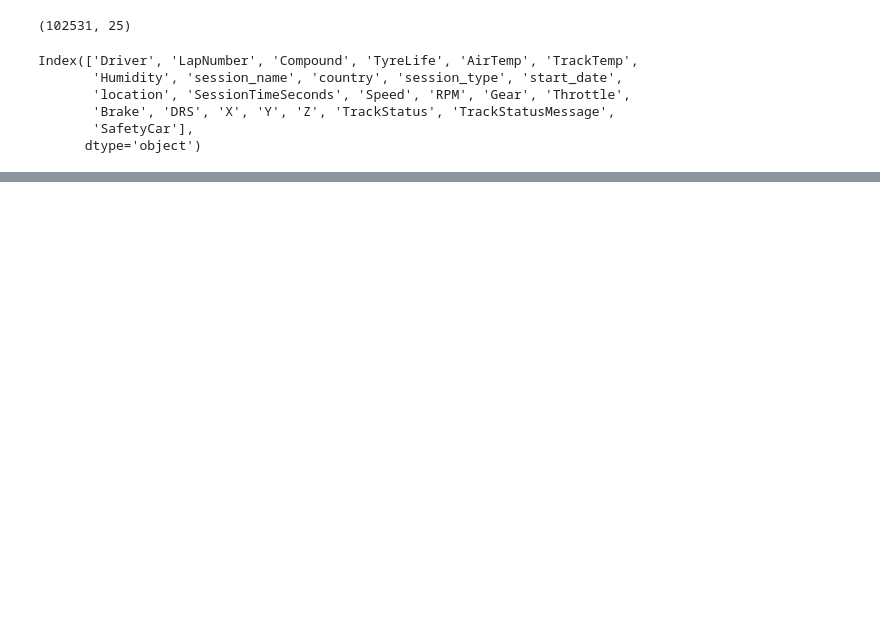
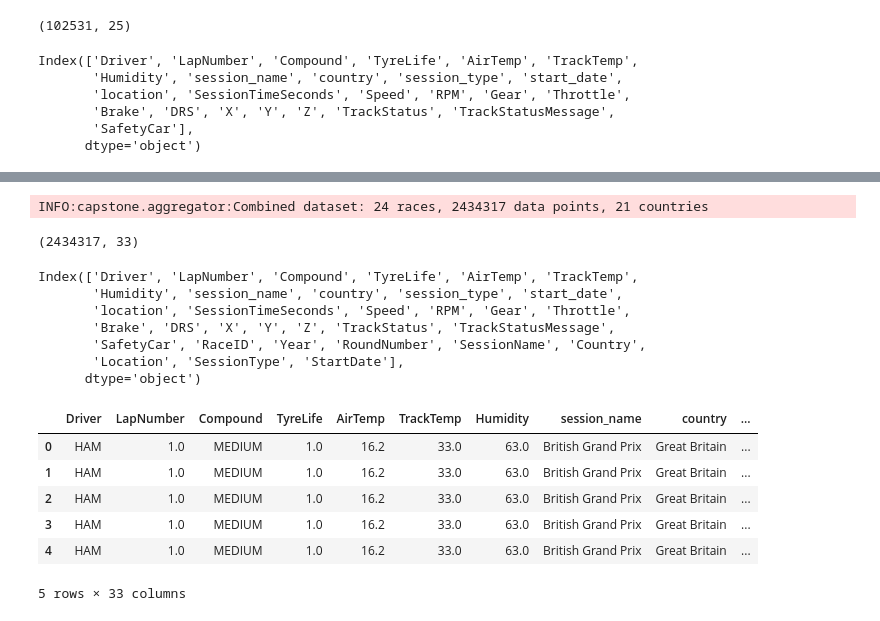
Before and after one commit to UC-Berkeley-I-School/datasci-210-2025-summer-formula1, a Jupyter notebook: sean/notebooks/week 8/toy_models.ipynb, the cells around one changed output, grey strips where cells are left out. Drawn from its saved outputs; the diff is of its cells as text; code cells hidden in the pictures; blank space fills up the shorter version.

```diff
--- a/sean/notebooks/week 8/toy_models.ipynb
+++ b/sean/notebooks/week 8/toy_models.ipynb
@@ -104,0 +115,24 @@ NameError: name 'summary' is not defined
+# %%
+data = aggregator.get_combined_dataset()
+# %% [output]
+INFO:capstone.aggregator:Combined dataset: 24 races, 2434317 data points, 21 countries
+# %%
+display(data.shape)
+display(data.columns)
+display(data.head())
+# %% [output]
+(2434317, 33)
+Index(['Driver', 'LapNumber', 'Compound', 'TyreLife', 'AirTemp', 'TrackTemp',
+       'Humidity', 'session_name', 'country', 'session_type', 'start_date',
+       'location', 'SessionTimeSeconds', 'Speed', 'RPM', 'Gear', 'Throttle',
+       'Brake', 'DRS', 'X', 'Y', 'Z', 'TrackStatus', 'TrackStatusMessage',
+       'SafetyCar', 'RaceID', 'Year', 'RoundNumber', 'SessionName', 'Country',
+       'Location', 'SessionType', 'StartDate'],
+      dtype='object')
+|  | Driver | LapNumber | Compound | TyreLife | AirTemp | TrackTemp | Humidity | session_name | country | ... |
+| 0 | HAM | 1.0 | MEDIUM | 1.0 | 16.2 | 33.0 | 63.0 | British Grand Prix | Great Britain | ... |
+| 1 | HAM | 1.0 | MEDIUM | 1.0 | 16.2 | 33.0 | 63.0 | British Grand Prix | Great Britain | ... |
+| 2 | HAM | 1.0 | MEDIUM | 1.0 | 16.2 | 33.0 | 63.0 | British Grand Prix | Great Britain | ... |
+| 3 | HAM | 1.0 | MEDIUM | 1.0 | 16.2 | 33.0 | 63.0 | British Grand Prix | Great Britain | ... |
+| 4 | HAM | 1.0 | MEDIUM | 1.0 | 16.2 | 33.0 | 63.0 | British Grand Prix | Great Britain | ... |
+5 rows × 33 columns
```
Also changed, not shown: parts of 4 cells of this notebook.
